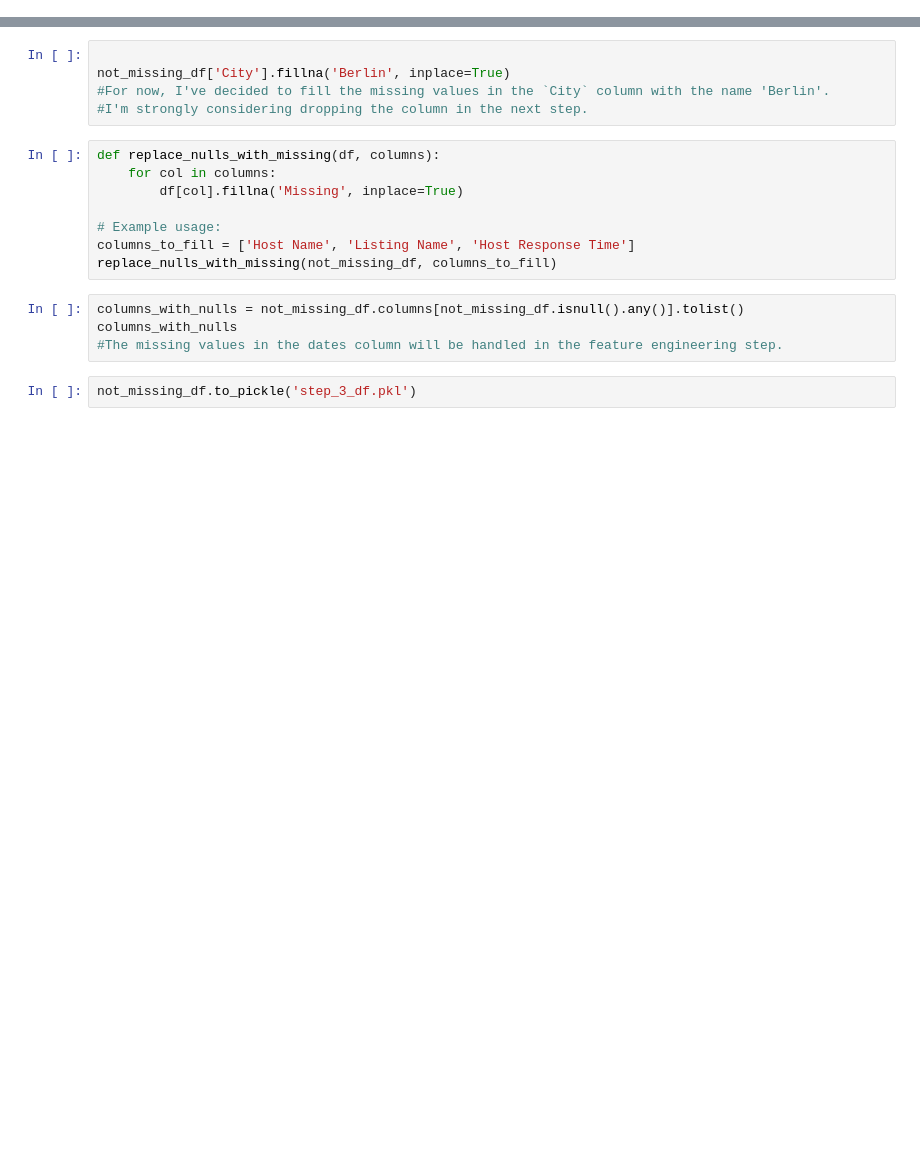
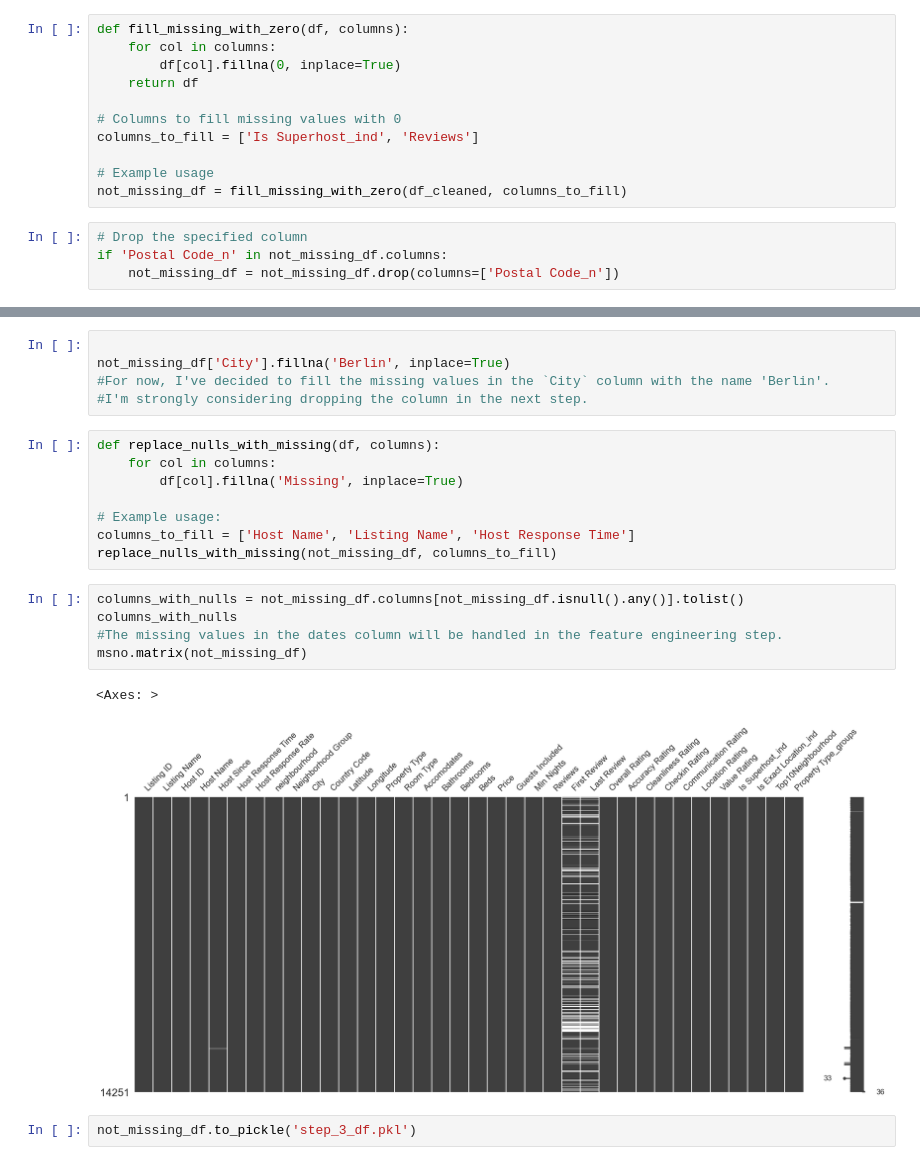
Before and after one commit to gilhagbi/Berlin-Airbnb-Ratings--Predict-listing-prices-, a Jupyter notebook: Data Cleansing,Outliers.ipynb, the cells around one changed output, grey strips where cells are left out. Saved outputs shown, nothing was run; the diff lists cells and outputs as text; blank space fills up the shorter version.

```diff
--- a/Data Cleansing,Outliers.ipynb
+++ b/Data Cleansing,Outliers.ipynb
@@ -529,0 +628,15 @@ print(imputed_data.isnull().sum())
+# %%
+def fill_missing_with_zero(df, columns):
+    for col in columns:
+        df[col].fillna(0, inplace=True)
+    return df
+
+# Columns to fill missing values with 0
+columns_to_fill = ['Is Superhost_ind', 'Reviews']
+
+# Example usage
+not_missing_df = fill_missing_with_zero(df_cleaned, columns_to_fill)
+# %%
+# Drop the specified column
+if 'Postal Code_n' in not_missing_df.columns:
+    not_missing_df = not_missing_df.drop(columns=['Postal Code_n'])
@@ -556,6 +772,10 @@ replace_nulls_with_missing(not_missing_df, columns_to_fill)
 # %%
 columns_with_nulls = not_missing_df.columns[not_missing_df.isnull().any()].tolist()
 columns_with_nulls
 #The missing values in the dates column will be handled in the feature engineering step.
+msno.matrix(not_missing_df)
+# %% [output]
+<Axes: >
+[figure, added]
 # %%
 not_missing_df.to_pickle('step_3_df.pkl')
```
Also changed, not shown: parts of 27 cells of this notebook, 8 other files.
